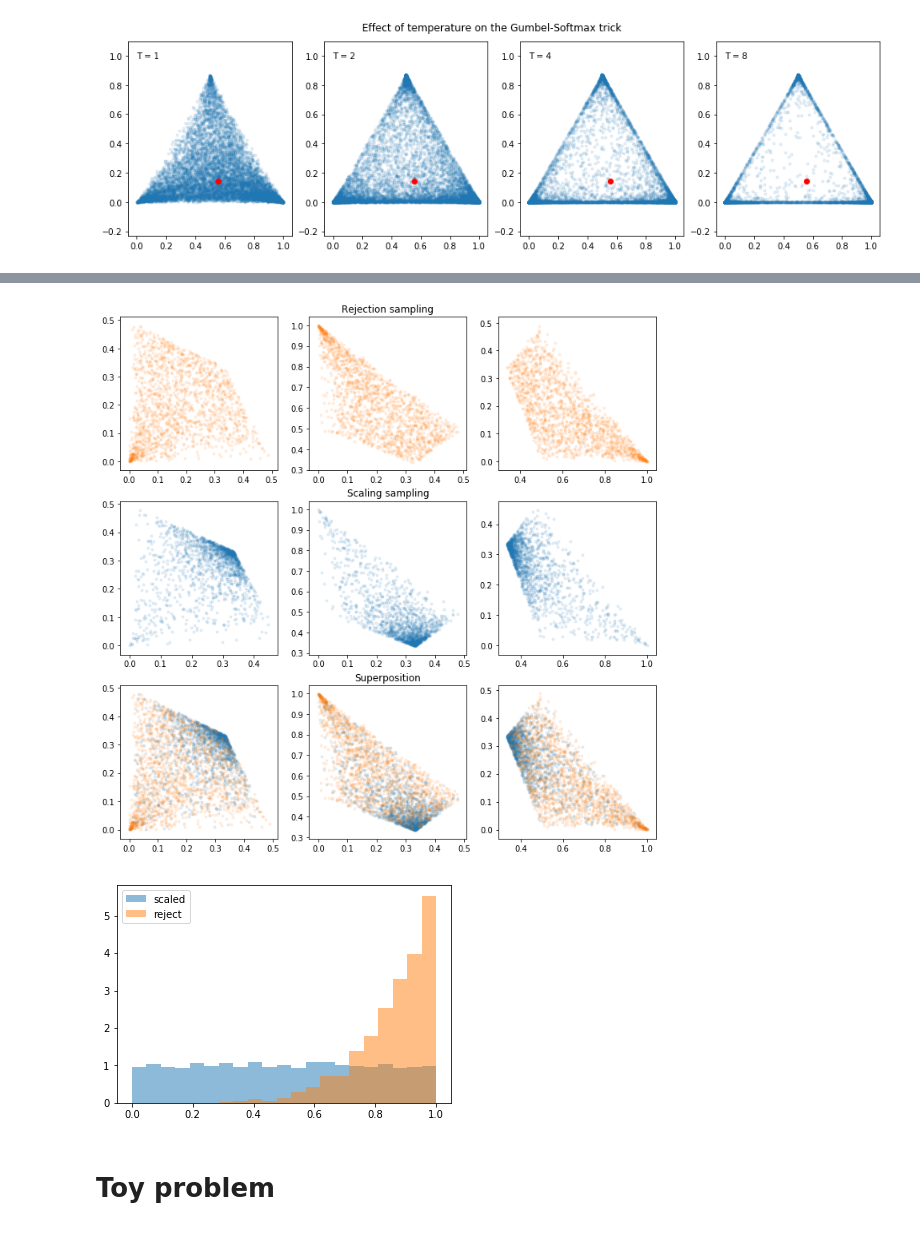
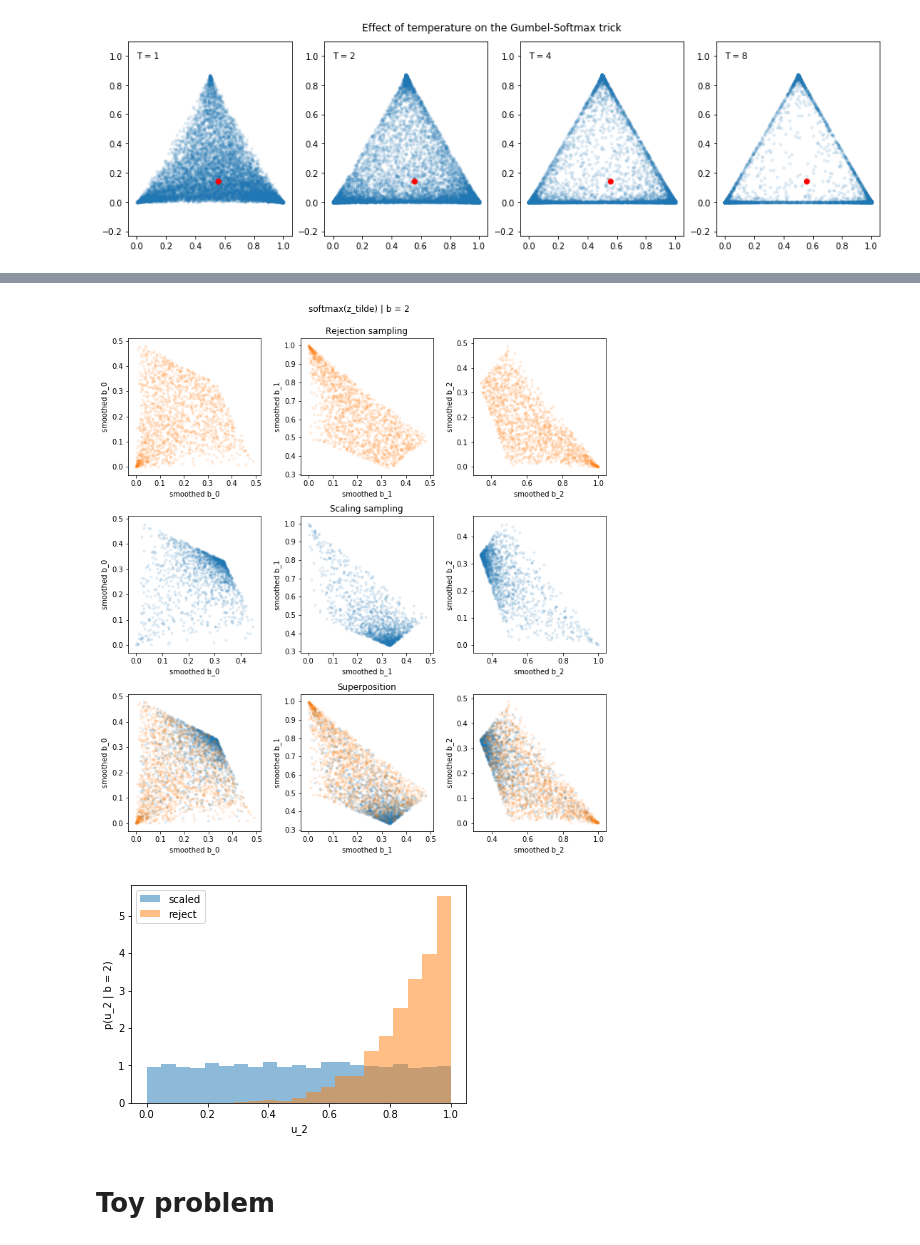
Before and after one commit to chmp/misc-exp, a Jupyter notebook: BuildingBlocks/BlackBox.ipynb, the cells around one changed output, grey strips where cells are left out. Drawn from its saved outputs; the diff is of its cells as text; code cells hidden in the pictures.

```diff
--- a/BuildingBlocks/BlackBox.ipynb
+++ b/BuildingBlocks/BlackBox.ipynb
@@ -301,12 +301,15 @@ def _plot():
     blue, green = get_color_cycle(2)
 
     plt.figure(figsize=(12, 12))
+    plt.suptitle('u | b = 2')
+    plt.subplots_adjust(wspace=0.3, hspace=0.3, top=0.925)
     for idx in range(3):
         plt.subplot(3, 3, 1 + idx)
         plt.scatter(
             reject_u_given2[(idx + 0) % 3, :], reject_u_given2[(idx + 1) % 3, :],
             alpha=0.1, marker='.',
         )
+        mpl_set(xlabel=f'u_{(idx + 0) % 3}', ylabel=f'u_{(idx + 1) % 3}')
         if idx == 1:
             plt.title('Rejection sampling')
 
@@ -316,6 +319,7 @@ def _plot():
             scaled_u_given2[(idx + 1) % 3, :reject_u_given2.shape[1]],
             alpha=0.1, marker='.',
         )
+        mpl_set(xlabel=f'u_{(idx + 0) % 3}', ylabel=f'u_{(idx + 1) % 3}')
         if idx == 1:
             plt.title('Scaling sampling')
 
@@ -330,6 +334,7 @@ def _plot():
             reject_u_given2[(idx + 0) % 3, :], reject_u_given2[(idx + 1) % 3, :],
             alpha=0.1, marker='.', color=green,
         )
+        mpl_set(xlabel=f'u_{(idx + 0) % 3}', ylabel=f'u_{(idx + 1) % 3}')
         if idx == 1:
             plt.title('Superposition')
 # %% [output]
@@ -341,37 +346,42 @@ def _plot():
     _, N = reject_b_given2.shape
 
     plt.figure(figsize=(12, 12))
+    plt.suptitle('softmax(z_tilde) | b = 2')
+    plt.subplots_adjust(hspace=0.3, wspace=0.3, top=0.925)
     for idx in range(3):
         plt.subplot(3, 3, 1 + idx)
         plt.scatter(
             reject_b_given2[(idx + 0) % 3, :], reject_b_given2[(idx + 1) % 3, :],
             alpha=0.1, marker='.', color=green,
         )
+        mpl_set(xlabel=f'smoothed b_{(idx + 0) % 3}', ylabel=f'smoothed b_{(idx + 0) % 3}')
         if idx == 1:
             plt.title('Rejection sampling')
 
         plt.subplot(3, 3, 4 + idx)
         plt.scatter(
             scaled_b_given2[(idx + 0) % 3, :N], scaled_b_given2[(idx + 1) % 3, :N],
             alpha=0.1, marker='.', color=blue,
         )
+        mpl_set(xlabel=f'smoothed b_{(idx + 0) % 3}', ylabel=f'smoothed b_{(idx + 0) % 3}')
         if idx == 1:
             plt.title('Scaling sampling')
 
 
         plt.subplot(3, 3, 7 + idx)
         plt.scatter(
             scaled_b_given2[(idx + 0) % 3, :N],  scaled_b_given2[(idx + 1) % 3, :N],
             alpha=0.1, marker='.', color=blue,
         )
         plt.scatter(
             reject_b_given2[(idx + 0) % 3, :], reject_b_given2[(idx + 1) % 3, :],
             alpha=0.1, marker='.', color=green,
         )
+        mpl_set(xlabel=f'smoothed b_{(idx + 0) % 3}', ylabel=f'smoothed b_{(idx + 0) % 3}')
         if idx == 1:
             plt.title('Superposition')
 # %% [output]
-[figure, old version]
+[figure, new version]
 # %%
 @define
 def _plot():
@@ -384,9 +394,9 @@ def _plot():
         reject_u_given2[2, :],
         bins=21, range=(0, 1), alpha=0.5, normed=True, color=green, label='reject',
     )
-    mpl_set(legend=True)
+    mpl_set(legend=True, xlabel='u_2', ylabel='p(u_2 | b = 2)')
 # %% [output]
-[figure, old version]
+[figure, new version]
 # %% [markdown]
 # Toy problem
 # %%
```
Also changed, not shown: parts of 1 cell of this notebook.
